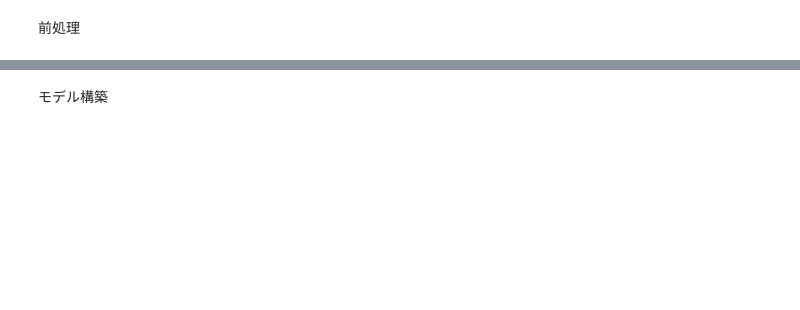
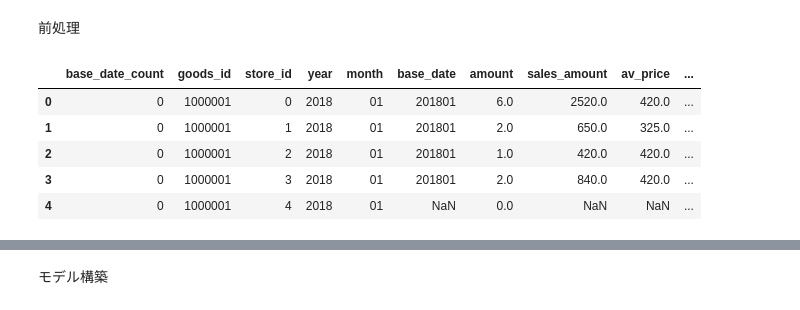
Before and after one commit to yuto-kobayashi-1/signate-AIQuest, a Jupyter notebook: 20210922_AIquest_StockPredict.ipynb, the cells around one changed output, grey strips where cells are left out. Saved outputs shown, nothing was run; the diff lists cells and outputs as text; code cells hidden in the pictures; blank space fills up the shorter version.

```diff
--- a/20210922_AIquest_StockPredict.ipynb
+++ b/20210922_AIquest_StockPredict.ipynb
@@ -290,5 +395,14 @@ def zero_padding_amount(df):
 前処理
 # %%
 df_sales_data , gp_time = preproces(sales_data,col_name)
+# %%
+df_sales_data.head()
+# %% [output]
+|  | base_date_count | goods_id | store_id | year | month | base_date | amount | sales_amount | av_price | ... |
+| 0 | 0 | 1000001 | 0 | 2018 | 01 | 201801 | 6.0 | 2520.0 | 420.0 | ... |
+| 1 | 0 | 1000001 | 1 | 2018 | 01 | 201801 | 2.0 | 650.0 | 325.0 | ... |
+| 2 | 0 | 1000001 | 2 | 2018 | 01 | 201801 | 1.0 | 420.0 | 420.0 | ... |
+| 3 | 0 | 1000001 | 3 | 2018 | 01 | 201801 | 2.0 | 840.0 | 420.0 | ... |
+| 4 | 0 | 1000001 | 4 | 2018 | 01 | NaN | 0.0 | NaN | NaN | ... |
 # %%
 df_train = make_features(df_sales_data)
```
Also changed, not shown: parts of 23 cells of this notebook.
